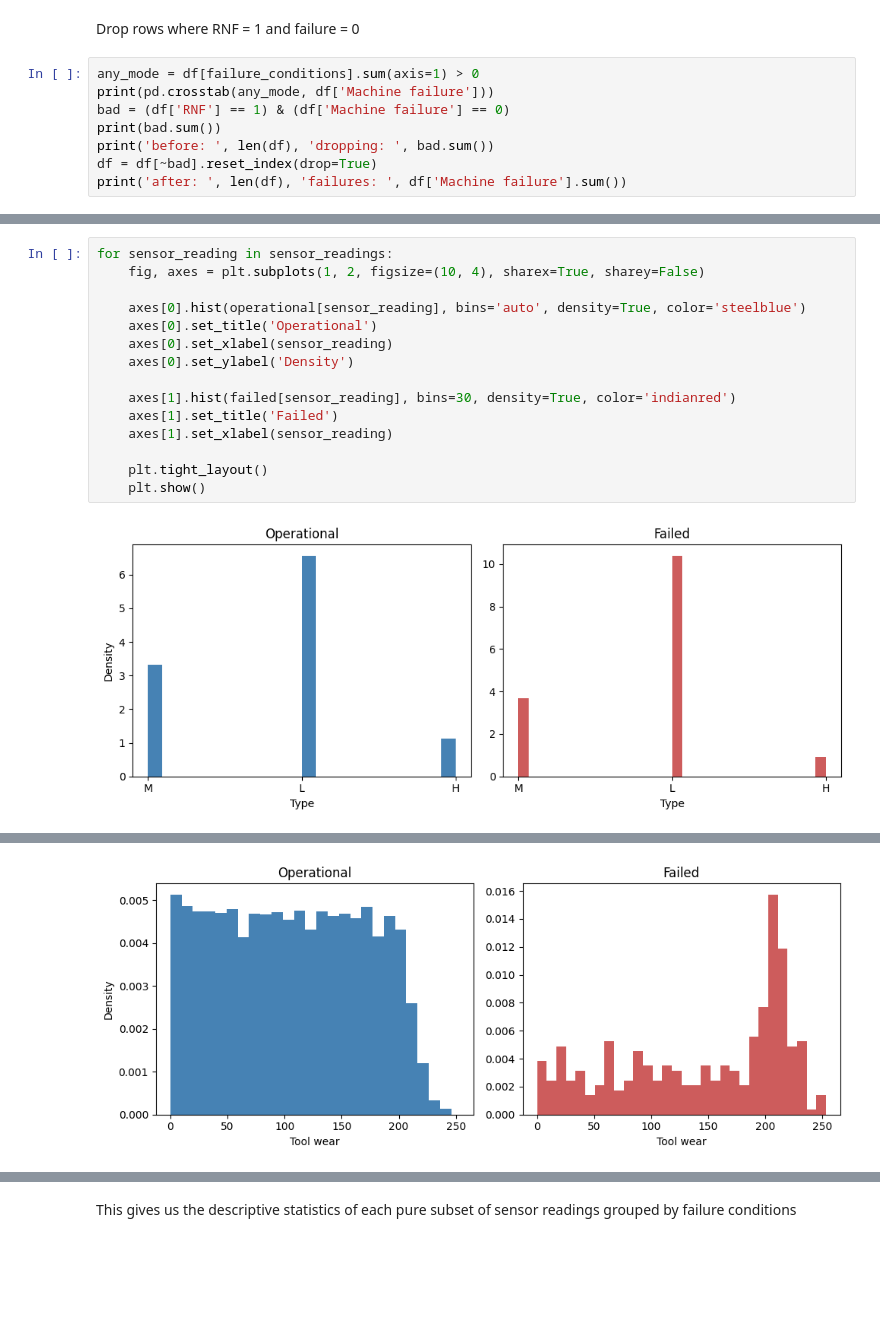
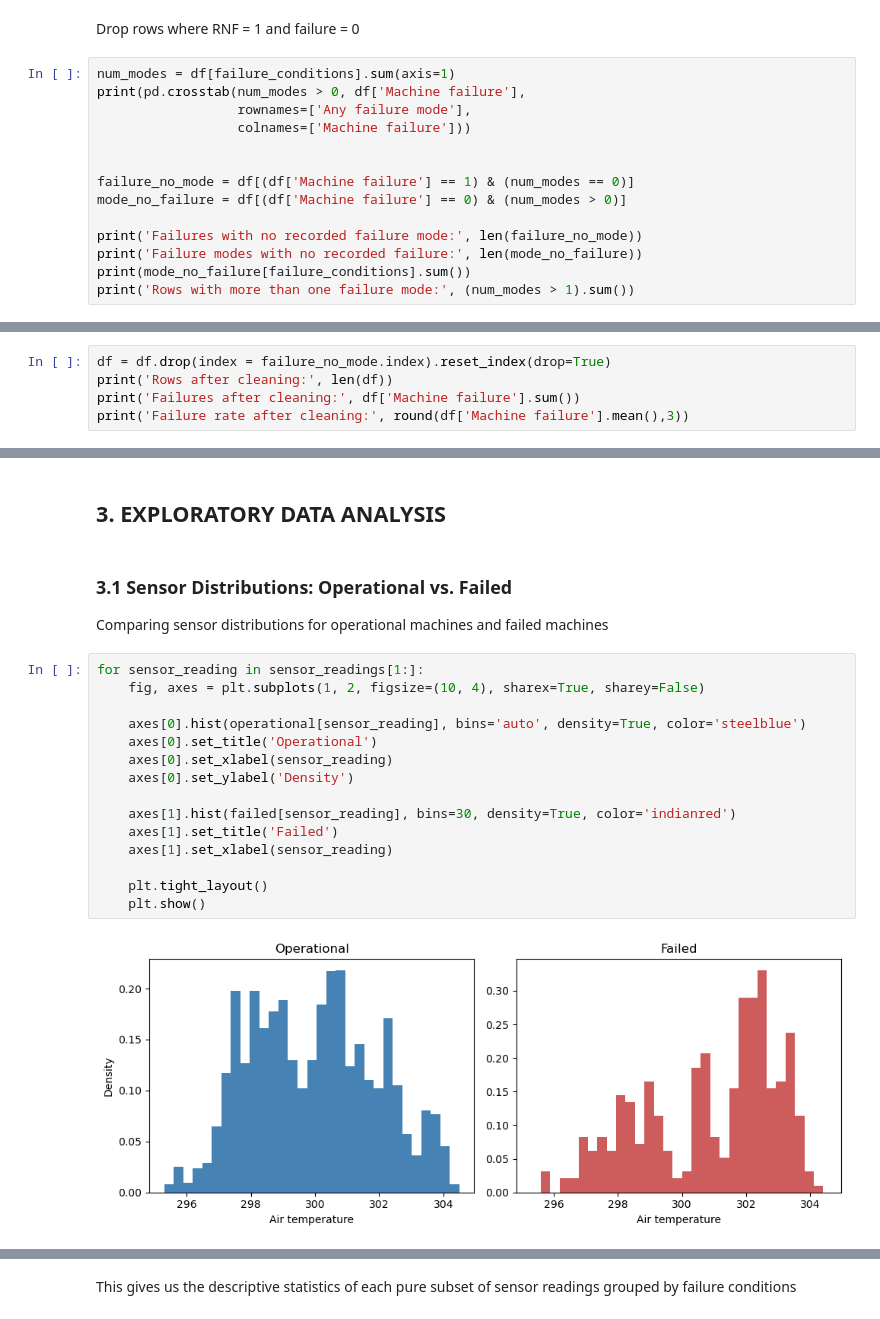
Before and after one commit to JustinSu11/AAI_500_Final, a Jupyter notebook: data_analysis.ipynb, the cells around one changed output, grey strips where cells are left out. Saved outputs shown, nothing was run; the diff lists cells and outputs as text; blank space fills up the shorter version.

Commit message:
EDA and clean-up complete

```diff
--- a/data_analysis.ipynb
+++ b/data_analysis.ipynb
@@ -54,11 +94,17 @@ Sensor readings columns: Index(['Type', 'Air temperature', 'Process temperature'
 # %% [markdown]
 Drop rows where RNF = 1 and failure = 0
 # %%
-any_mode = df[failure_conditions].sum(axis=1) > 0
-print(pd.crosstab(any_mode, df['Machine failure']))
-bad = (df['RNF'] == 1) & (df['Machine failure'] == 0)
-print(bad.sum())
-print('before: ', len(df), 'dropping: ', bad.sum())
-df = df[~bad].reset_index(drop=True)
-print('after: ', len(df), 'failures: ', df['Machine failure'].sum())
+num_modes = df[failure_conditions].sum(axis=1)
+print(pd.crosstab(num_modes > 0, df['Machine failure'],
+                  rownames=['Any failure mode'],
+                  colnames=['Machine failure']))
+
+
+failure_no_mode = df[(df['Machine failure'] == 1) & (num_modes == 0)]
+mode_no_failure = df[(df['Machine failure'] == 0) & (num_modes > 0)]
+
+print('Failures with no recorded failure mode:', len(failure_no_mode))
+print('Failure modes with no recorded failure:', len(mode_no_failure))
+print(mode_no_failure[failure_conditions].sum())
+print('Rows with more than one failure mode:', (num_modes > 1).sum())
 # %% [output]
@@ -71,0 +134,5 @@ after:  9982 failures:  339
+# %%
+df = df.drop(index = failure_no_mode.index).reset_index(drop=True)
+print('Rows after cleaning:', len(df))
+print('Failures after cleaning:', df['Machine failure'].sum())
+print('Failure rate after cleaning:', round(df['Machine failure'].mean(),3))
@@ -76,17 +155,23 @@ failed = df[df['Machine failure'] == 1]
+# %% [markdown]
+## 3. EXPLORATORY DATA ANALYSIS
+# %% [markdown]
+### 3.1 Sensor Distributions: Operational vs. Failed
+
+Comparing sensor distributions for operational machines and failed machines
 # %%
-for sensor_reading in sensor_readings:
+for sensor_reading in sensor_readings[1:]:
     fig, axes = plt.subplots(1, 2, figsize=(10, 4), sharex=True, sharey=False)
 
     axes[0].hist(operational[sensor_reading], bins='auto', density=True, color='steelblue')
     axes[0].set_title('Operational')
     axes[0].set_xlabel(sensor_reading)
     axes[0].set_ylabel('Density')
 
     axes[1].hist(failed[sensor_reading], bins=30, density=True, color='indianred')
     axes[1].set_title('Failed')
     axes[1].set_xlabel(sensor_reading)
 
     plt.tight_layout()
     plt.show()
 # %% [output]
-[figure, old version]
+[figure, new version]
@@ -97 +181,0 @@ for sensor_reading in sensor_readings:
-[figure, removed]
```
Also changed, not shown: parts of 41 cells of this notebook.
